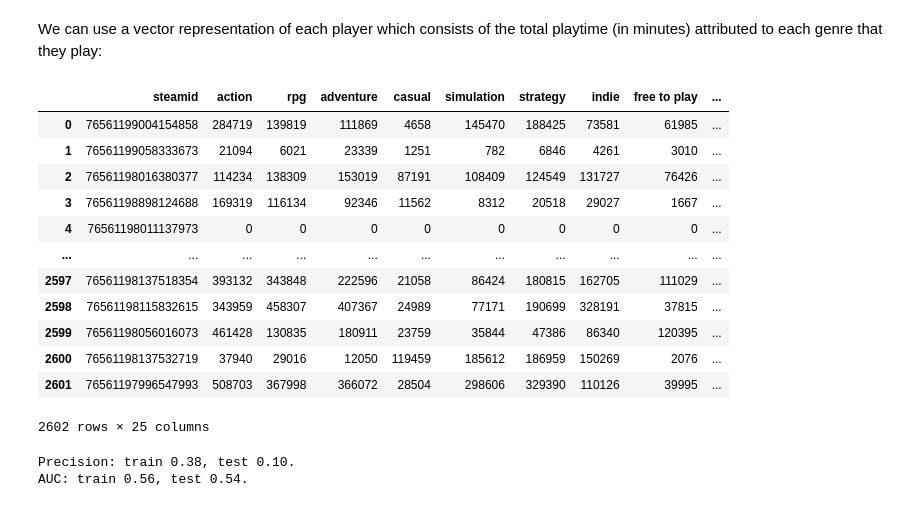
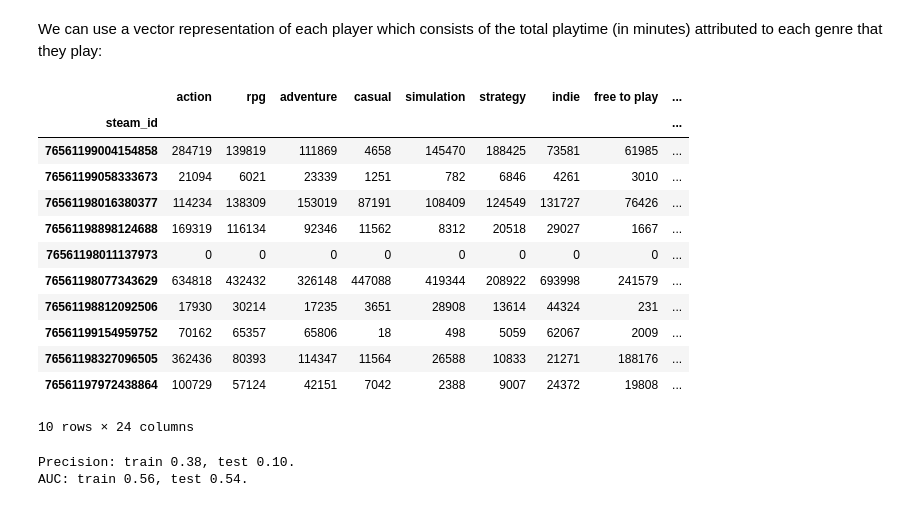
Before and after one commit to richhuwtaylor/recommend-steam-achievements, a Jupyter notebook: recommend_achievements.ipynb, the cells around one changed output. Drawn from its saved outputs; the diff is of its cells as text; code cells hidden in the pictures.

Commit message:
Update to use index columns with DataFrames

```diff
--- a/recommend_achievements.ipynb
+++ b/recommend_achievements.ipynb
@@ -624,22 +698,22 @@ AUC: train 0.53, test 0.53.
 We can use a vector representation of each player which consists of the total playtime (in minutes) attributed to each genre that they play:
 # %%
 # Read in the playtimes attributes to each genre for each player
-df_genre_playtimes = pd.read_csv('./data/buldars_gate_3_player_genre_playtimes_2023-07-04.csv').rename(columns={'steam_id': 'steamid'})
-df_genre_playtimes
+df_genre_playtimes = pd.read_csv('./data/buldars_gate_3_player_genre_playtimes_2023-07-04.csv', index_col='steam_id')
+df_genre_playtimes.head(10)
 # %% [output]
-|  | steamid | action | rpg | adventure | casual | simulation | strategy | indie | free to play | ... |
-| 0 | 76561199004154858 | 284719 | 139819 | 111869 | 4658 | 145470 | 188425 | 73581 | 61985 | ... |
-| 1 | 76561199058333673 | 21094 | 6021 | 23339 | 1251 | 782 | 6846 | 4261 | 3010 | ... |
-| 2 | 76561198016380377 | 114234 | 138309 | 153019 | 87191 | 108409 | 124549 | 131727 | 76426 | ... |
-| 3 | 76561198898124688 | 169319 | 116134 | 92346 | 11562 | 8312 | 20518 | 29027 | 1667 | ... |
-| 4 | 76561198011137973 | 0 | 0 | 0 | 0 | 0 | 0 | 0 | 0 | ... |
-| ... | ... | ... | ... | ... | ... | ... | ... | ... | ... | ... |
-| 2597 | 76561198137518354 | 393132 | 343848 | 222596 | 21058 | 86424 | 180815 | 162705 | 111029 | ... |
-| 2598 | 76561198115832615 | 343959 | 458307 | 407367 | 24989 | 77171 | 190699 | 328191 | 37815 | ... |
-| 2599 | 76561198056016073 | 461428 | 130835 | 180911 | 23759 | 35844 | 47386 | 86340 | 120395 | ... |
-| 2600 | 76561198137532719 | 37940 | 29016 | 12050 | 119459 | 185612 | 186959 | 150269 | 2076 | ... |
-| 2601 | 76561197996547993 | 508703 | 367998 | 366072 | 28504 | 298606 | 329390 | 110126 | 39995 | ... |
+|  | action | rpg | adventure | casual | simulation | strategy | indie | free to play | ... |
+| steam_id |  |  |  |  |  |  |  |  | ... |
+| 76561199004154858 | 284719 | 139819 | 111869 | 4658 | 145470 | 188425 | 73581 | 61985 | ... |
+| 76561199058333673 | 21094 | 6021 | 23339 | 1251 | 782 | 6846 | 4261 | 3010 | ... |
+| 76561198016380377 | 114234 | 138309 | 153019 | 87191 | 108409 | 124549 | 131727 | 76426 | ... |
+| 76561198898124688 | 169319 | 116134 | 92346 | 11562 | 8312 | 20518 | 29027 | 1667 | ... |
+| 76561198011137973 | 0 | 0 | 0 | 0 | 0 | 0 | 0 | 0 | ... |
+| 76561198077343629 | 634818 | 432432 | 326148 | 447088 | 419344 | 208922 | 693998 | 241579 | ... |
+| 76561198812092506 | 17930 | 30214 | 17235 | 3651 | 28908 | 13614 | 44324 | 231 | ... |
+| 76561199154959752 | 70162 | 65357 | 65806 | 18 | 498 | 5059 | 62067 | 2009 | ... |
+| 76561198327096505 | 362436 | 80393 | 114347 | 11564 | 26588 | 10833 | 21271 | 188176 | ... |
+| 76561197972438864 | 100729 | 57124 | 42151 | 7042 | 2388 | 9007 | 24372 | 19808 | ... |
-2602 rows × 25 columns
+10 rows × 24 columns
 # %%
 # Convert the player genre playtimes into csr matrixes suitable for use with LightFM:
 player_features_genre = prepare_player_features(df_genre_playtimes)
```
Also changed, not shown: parts of 12 cells of this notebook, 1 other file.
